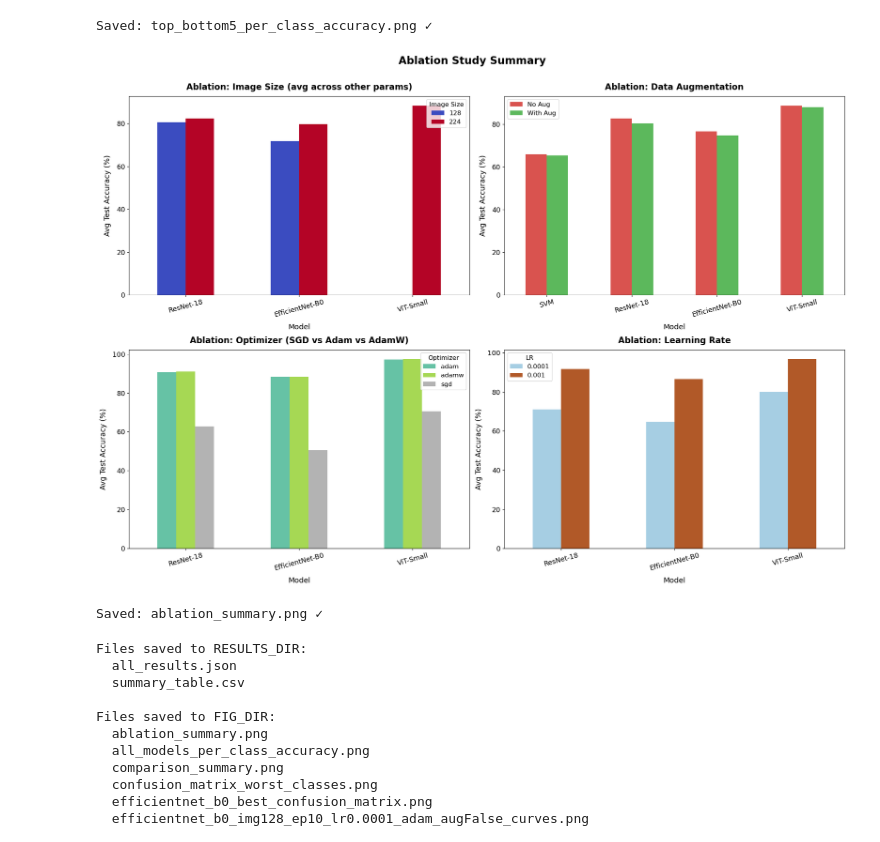
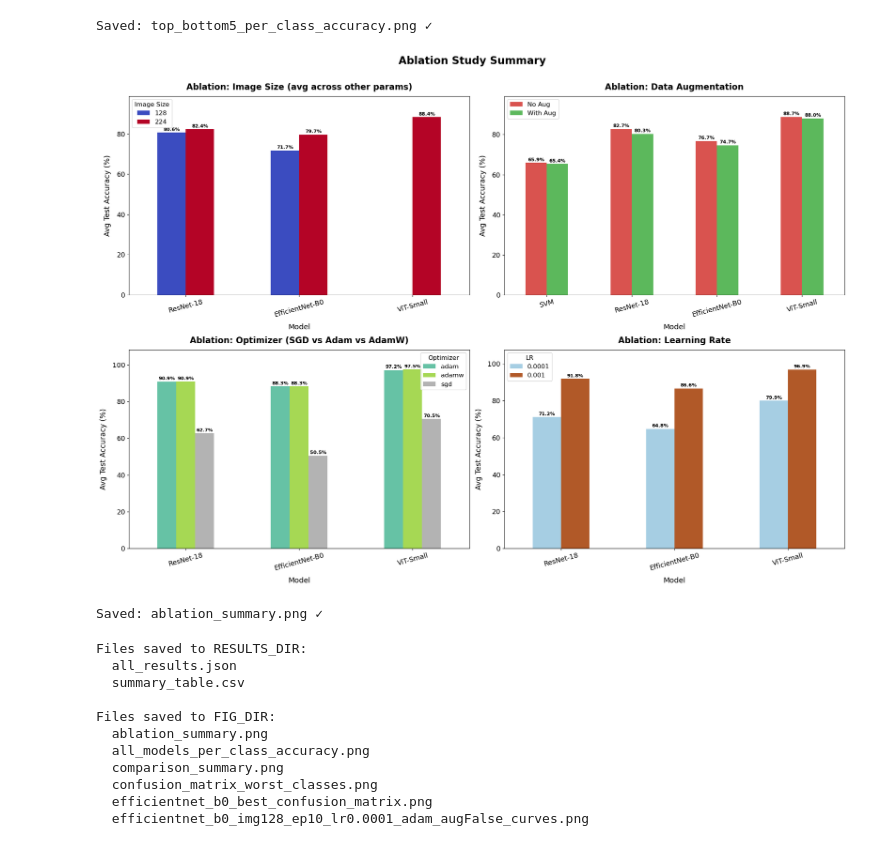
Before and after one commit to CindySun0309/SHBT261_miniproject1, a Jupyter notebook: final_code.ipynb, the cells around one changed output. Drawn from its saved outputs; the diff is of its cells as text; code cells hidden in the pictures.

Commit message:
finalize figures

```diff
--- a/final_code.ipynb
+++ b/final_code.ipynb
@@ -879,8 +879,18 @@ aug_effect = aug_effect.sort_index()
 if True in aug_effect.columns and False in aug_effect.columns:
     x = np.arange(len(aug_effect))
     w = 0.35
-    ax.bar(x - w/2, aug_effect[False], width=w, label="No Aug",   color="#d9534f", alpha=0.8)
-    ax.bar(x + w/2, aug_effect[True],  width=w, label="With Aug", color="#5cb85c", alpha=0.8)
+
+    bars_no_aug   = ax.bar(x - w/2, aug_effect[False], width=w, label="No Aug",   color="#d9534f", alpha=0.8)
+    bars_with_aug = ax.bar(x + w/2, aug_effect[True],  width=w, label="With Aug", color="#5cb85c", alpha=0.8)
+
+    for bar, val in zip(bars_no_aug, aug_effect[False]):
+        ax.text(bar.get_x() + bar.get_width() / 2, val + 0.3,
+                f"{val:.1f}%", ha="center", va="bottom", fontsize=9, fontweight="bold")
+
+    for bar, val in zip(bars_with_aug, aug_effect[True]):
+        ax.text(bar.get_x() + bar.get_width() / 2, val + 0.3,
+                f"{val:.1f}%", ha="center", va="bottom", fontsize=9, fontweight="bold")
+
     ax.set_xticks(x)
     ax.set_xticklabels([MODEL_LABELS[m] for m in aug_effect.index],
                        rotation=15, ha="right", fontsize=TICK_SIZE)
@@ -889,6 +899,7 @@ if True in aug_effect.columns and False in aug_effect.columns:
     ax.set_title("Augmentation Effect per Model", fontsize=TITLE_SIZE, fontweight="bold", pad=12)
     ax.tick_params(axis="y", labelsize=TICK_SIZE)
     ax.legend(fontsize=LEGEND_SIZE)
+    ax.set_ylim(0, aug_effect.values.max() + 8)  # extra headroom for annotations
 
 plt.tight_layout()
 plt.savefig(FIG_DIR / "comparison_summary.png", dpi=150, bbox_inches="tight")
@@ -984,8 +995,8 @@ for i, model_name in enumerate(["svm", "resnet18", "efficientnet_b0", "vit_small
     axes[i].barh(range(len(counts))[::-1], counts, color=color, edgecolor="white")
 
     for j, (val, label) in enumerate(zip(counts, pair_labels)):
-        axes[i].text(val + 0.1, len(counts) - 1 - j, f"  {val}",
-                     va="center", fontsize=10, fontweight="bold")
+        axes[i].text(val - 0.05, len(counts) - 1 - j, f"{val}",
+                     va="center", ha="right", fontsize=10, fontweight="bold")
 
     axes[i].set_yticks(range(len(pair_labels)))
     axes[i].set_yticklabels(pair_labels[::-1], fontsize=10)
@@ -1208,6 +1219,21 @@ LABEL_SIZE  = 14
 TICK_SIZE   = 13
 LEGEND_SIZE = 12
 
+def annotate_bars(ax):
+    """Add value labels on top of every bar in a grouped bar chart."""
+    for bar in ax.patches:
+        val = bar.get_height()
+        if val > 0:
+            ax.text(
+                bar.get_x() + bar.get_width() / 2,
+                val + 0.3,
+                f"{val:.1f}%",
+                ha="center", va="bottom",
+                fontsize=9, fontweight="bold"
+            )
+    # add headroom so labels aren't clipped
+    ax.set_ylim(0, ax.get_ylim()[1] + 6)
+
 fig, axes = plt.subplots(2, 2, figsize=(20, 14))
 
 # Ablation 1: Image Size (DL only)
@@ -1218,6 +1244,7 @@ img_abl.index = pd.CategoricalIndex(img_abl.index, categories=DL_ORDER, ordered=
 img_abl = img_abl.sort_index()
 img_abl.index = [MODEL_LABELS[m] for m in img_abl.index]
 img_abl.plot(kind="bar", ax=ax, colormap="coolwarm")
+annotate_bars(ax)
 ax.set_title("Ablation: Image Size (avg across other params)", fontsize=TITLE_SIZE, fontweight="bold", pad=12)
 ax.set_ylabel("Avg Test Accuracy (%)", fontsize=LABEL_SIZE, labelpad=10)
 ax.set_xlabel("Model", fontsize=LABEL_SIZE, labelpad=10)
@@ -1233,6 +1260,7 @@ aug_abl = aug_abl.sort_index()
 aug_abl.columns = ["No Aug", "With Aug"]
 aug_abl.index = [MODEL_LABELS[m] for m in aug_abl.index]
 aug_abl.plot(kind="bar", ax=ax, color=["#d9534f", "#5cb85c"])
+annotate_bars(ax)
 ax.set_title("Ablation: Data Augmentation", fontsize=TITLE_SIZE, fontweight="bold", pad=12)
 ax.set_ylabel("Avg Test Accuracy (%)", fontsize=LABEL_SIZE, labelpad=10)
 ax.set_xlabel("Model", fontsize=LABEL_SIZE, labelpad=10)
@@ -1248,34 +1276,36 @@ opt_abl.index = pd.CategoricalIndex(opt_abl.index, categories=DL_ORDER, ordered=
 opt_abl = opt_abl.sort_index()
 opt_abl.index = [MODEL_LABELS[m] for m in opt_abl.index]
 opt_abl.plot(kind="bar", ax=ax, colormap="Set2")
+annotate_bars(ax)
 ax.set_title("Ablation: Optimizer (SGD vs Adam vs AdamW)", fontsize=TITLE_SIZE, fontweight="bold", pad=12)
 ax.set_ylabel("Avg Test Accuracy (%)", fontsize=LABEL_SIZE, labelpad=10)
 ax.set_xlabel("Model", fontsize=LABEL_SIZE, labelpad=10)
 ax.tick_params(axis='x', rotation=15, labelsize=TICK_SIZE)
 ax.tick_params(axis='y', labelsize=TICK_SIZE)
 ax.legend(title="Optimizer", fontsize=LEGEND_SIZE, title_fontsize=LEGEND_SIZE)
 
 # Ablation 4: Learning Rate (DL only)
 ax = axes[1, 1]
 lr_abl = dl_only.groupby(["model", "lr"])["test_acc_%"].mean().unstack()
 lr_abl.index = pd.CategoricalIndex(lr_abl.index, categories=DL_ORDER, ordered=True)
 lr_abl = lr_abl.sort_index()
 lr_abl.index = [MODEL_LABELS[m] for m in lr_abl.index]
 lr_abl.plot(kind="bar", ax=ax, colormap="Paired")
+annotate_bars(ax)
 ax.set_title("Ablation: Learning Rate", fontsize=TITLE_SIZE, fontweight="bold", pad=12)
 ax.set_ylabel("Avg Test Accuracy (%)", fontsize=LABEL_SIZE, labelpad=10)
 ax.set_xlabel("Model", fontsize=LABEL_SIZE, labelpad=10)
 ax.tick_params(axis='x', rotation=15, labelsize=TICK_SIZE)
 ax.tick_params(axis='y', labelsize=TICK_SIZE)
 ax.legend(title="LR", fontsize=LEGEND_SIZE, title_fontsize=LEGEND_SIZE)
 
 plt.suptitle("Ablation Study Summary", fontsize=20, fontweight="bold", y=1.01)
 plt.tight_layout()
 plt.savefig(FIG_DIR / "ablation_summary.png", dpi=150, bbox_inches="tight")
 plt.show()
 print("Saved: ablation_summary.png ✓")
 # %% [output]
-[figure, old version]
+[figure, new version]
 Saved: ablation_summary.png ✓
 # %%
 # Export Final Summary CSV
```
Also changed, not shown: parts of 2 cells of this notebook, 7 other files.
